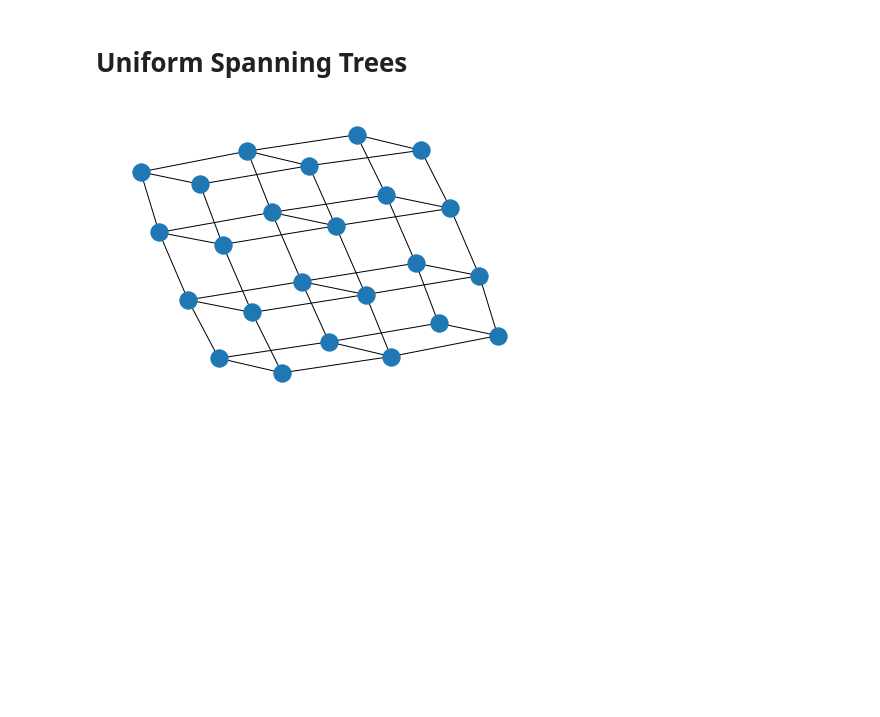
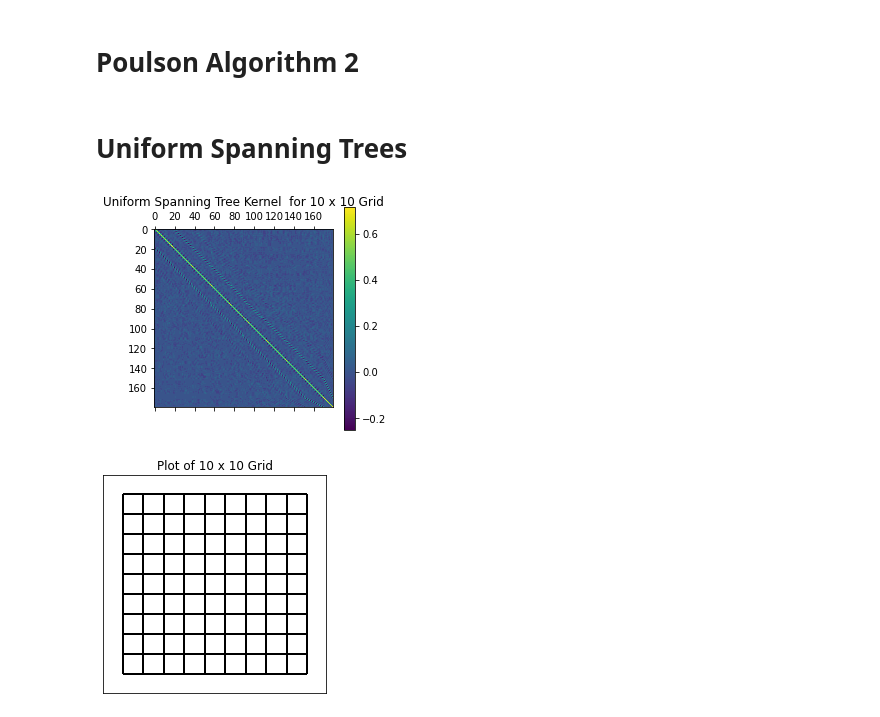
Before and after one commit to SamKirkiles/Determinantal-Point-Process-Sampling, a Jupyter notebook: Determinantal Point Processes.ipynb, the cells around one changed output. Cells and saved outputs as stored; diff of their text form; code cells hidden in the pictures; blank space fills up the shorter version.

Commit message:
Added Uniform Spanning Tree

```diff
--- a/Determinantal Point Processes.ipynb
+++ b/Determinantal Point Processes.ipynb
@@ -20,0 +28,2 @@ def sampling_algorithm_1():
+# %% [markdown]
+# Poulson Algorithm 2
@@ -21,8 +37,33 @@ def sampling_algorithm_1():
 # %% [markdown]
 # Uniform Spanning Trees
-# %%
-# Create a uniform spanning tree
-G = grid_graph(dim=(2, 3, 4))
-nx.draw(G)
-# %% [output]
-[figure, removed]
+# %%
+grid_dims = 10
+
+# Create a grid with dimension grid_dims x grid_dims
+G = grid_graph(dim=(grid_dims, grid_dims))
+pos = {(x,y):(y,-x) for x,y in G.nodes()}
+weights = [2 for u,v in G.edges()]
+
+# The vertex-edge incidence matrix
+A = nx.incidence_matrix(G).todense()
+A_T = A.transpose()
+AA_T = A.dot(A_T)
+
+# Compute the kernel K from the vertex-edge incidence matrix
+K = A_T.dot(linalg.inv(AA_T)).dot(A)
+
+plt.matshow(np.array(K))
+plt.colorbar()
+plt.title("Uniform Spanning Tree Kernel  for %d x %d Grid" % (grid_dims, grid_dims))
+
+plt.figure(3,figsize=(4,4))
+plt.title("Plot of %d x %d Grid" % (grid_dims, grid_dims))
+nx.draw_networkx_edges(
+    G,
+    pos=pos,
+    width=weights,
+)
+plt.show()
+# %% [output]
+[figure, added]
+[figure, added]
```
Also changed, not shown: parts of 6 cells of this notebook.
